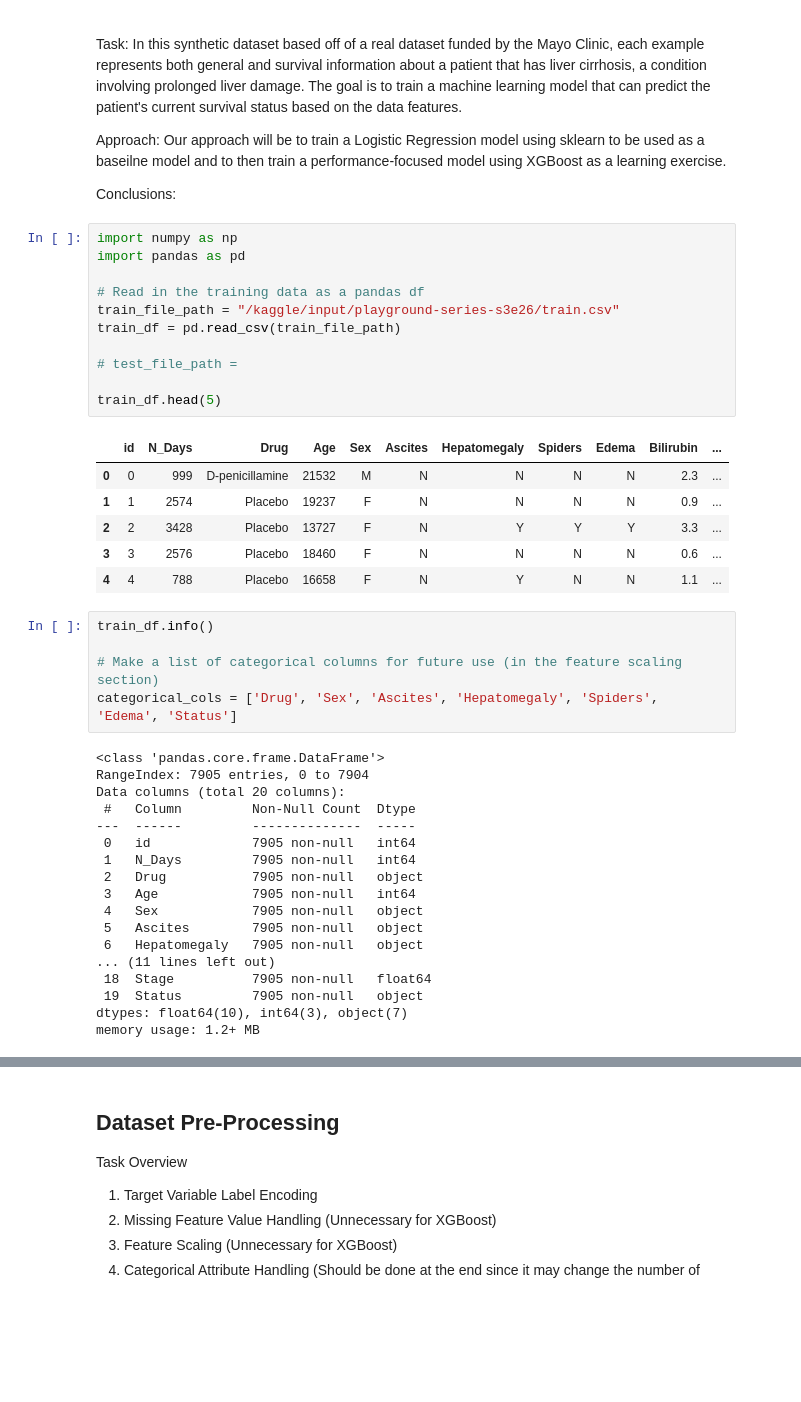
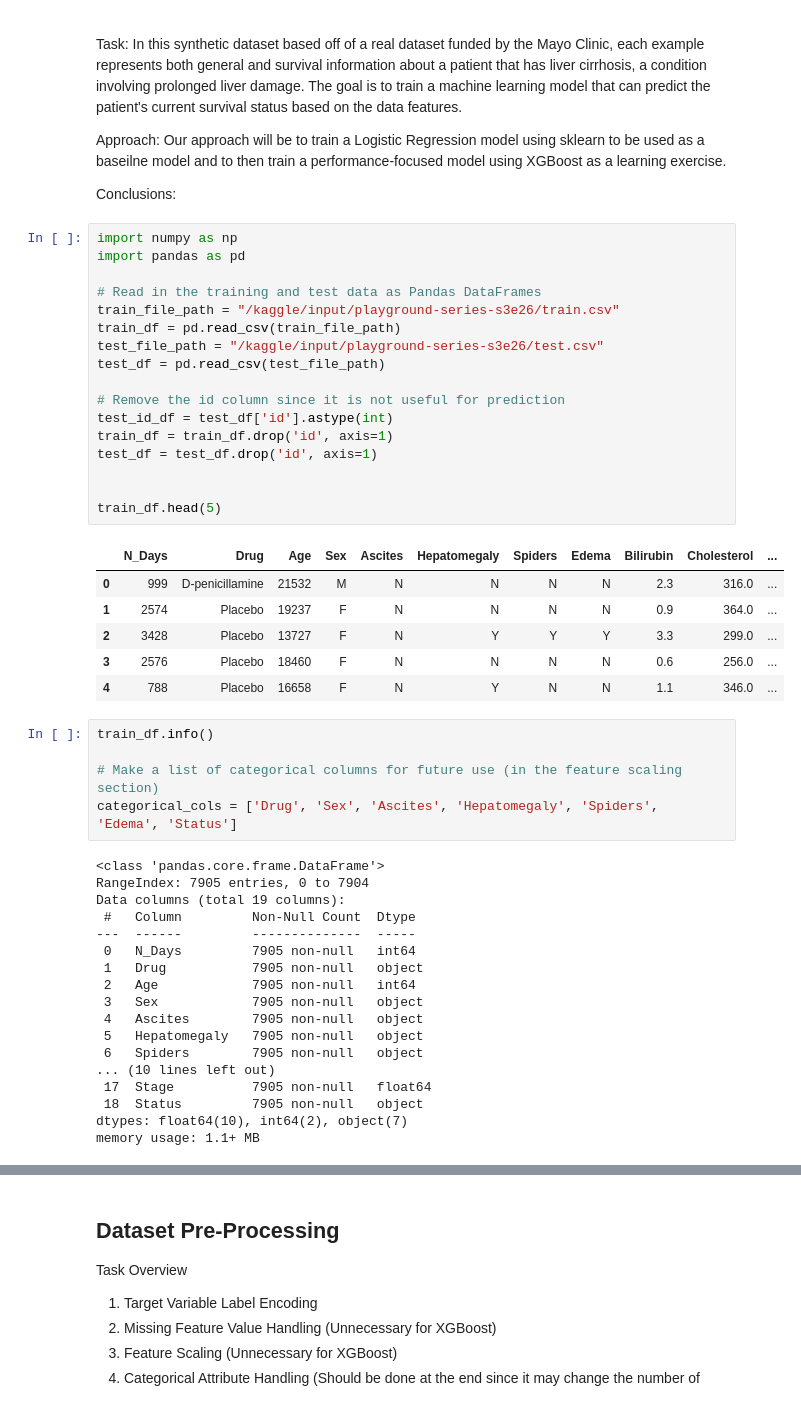
Before and after one commit to jonkaonor/my-kaggle-competitions, a Jupyter notebook: dec-2023-tabular-xgboost.ipynb, the cells around one changed output, grey strips where cells are left out. Saved outputs shown, nothing was run; the diff lists cells and outputs as text; blank space fills up the shorter version.

```diff
--- a/dec-2023-tabular-xgboost.ipynb
+++ b/dec-2023-tabular-xgboost.ipynb
@@ -8,21 +8,27 @@ Conclusions:
 # %%
 import numpy as np
 import pandas as pd
 
-# Read in the training data as a pandas df
+# Read in the training and test data as Pandas DataFrames
 train_file_path = "/kaggle/input/playground-series-s3e26/train.csv"
 train_df = pd.read_csv(train_file_path)
+test_file_path = "/kaggle/input/playground-series-s3e26/test.csv"
+test_df = pd.read_csv(test_file_path)
 
-# test_file_path =
+# Remove the id column since it is not useful for prediction
+test_id_df = test_df['id'].astype(int)
+train_df = train_df.drop('id', axis=1)
+test_df = test_df.drop('id', axis=1)
+
 
 train_df.head(5)
 # %% [output]
-|  | id | N_Days | Drug | Age | Sex | Ascites | Hepatomegaly | Spiders | Edema | Bilirubin | ... |
-| 0 | 0 | 999 | D-penicillamine | 21532 | M | N | N | N | N | 2.3 | ... |
-| 1 | 1 | 2574 | Placebo | 19237 | F | N | N | N | N | 0.9 | ... |
-| 2 | 2 | 3428 | Placebo | 13727 | F | N | Y | Y | Y | 3.3 | ... |
-| 3 | 3 | 2576 | Placebo | 18460 | F | N | N | N | N | 0.6 | ... |
-| 4 | 4 | 788 | Placebo | 16658 | F | N | Y | N | N | 1.1 | ... |
+|  | N_Days | Drug | Age | Sex | Ascites | Hepatomegaly | Spiders | Edema | Bilirubin | Cholesterol | ... |
+| 0 | 999 | D-penicillamine | 21532 | M | N | N | N | N | 2.3 | 316.0 | ... |
+| 1 | 2574 | Placebo | 19237 | F | N | N | N | N | 0.9 | 364.0 | ... |
+| 2 | 3428 | Placebo | 13727 | F | N | Y | Y | Y | 3.3 | 299.0 | ... |
+| 3 | 2576 | Placebo | 18460 | F | N | N | N | N | 0.6 | 256.0 | ... |
+| 4 | 788 | Placebo | 16658 | F | N | Y | N | N | 1.1 | 346.0 | ... |
 # %%
 train_df.info()
 
@@ -31,21 +37,21 @@ categorical_cols = ['Drug', 'Sex', 'Ascites', 'Hepatomegaly', 'Spiders', 'Edema'
 # %% [output]
 <class 'pandas.core.frame.DataFrame'>
 RangeIndex: 7905 entries, 0 to 7904
-Data columns (total 20 columns):
+Data columns (total 19 columns):
  #   Column         Non-Null Count  Dtype
 ---  ------         --------------  -----
- 0   id             7905 non-null   int64
- 1   N_Days         7905 non-null   int64
- 2   Drug           7905 non-null   object
- 3   Age            7905 non-null   int64
- 4   Sex            7905 non-null   object
- 5   Ascites        7905 non-null   object
- 6   Hepatomegaly   7905 non-null   object
-... (11 lines left out)
- 18  Stage          7905 non-null   float64
- 19  Status         7905 non-null   object
-dtypes: float64(10), int64(3), object(7)
-memory usage: 1.2+ MB
+ 0   N_Days         7905 non-null   int64
+ 1   Drug           7905 non-null   object
+ 2   Age            7905 non-null   int64
+ 3   Sex            7905 non-null   object
+ 4   Ascites        7905 non-null   object
+ 5   Hepatomegaly   7905 non-null   object
+ 6   Spiders        7905 non-null   object
+... (10 lines left out)
+ 17  Stage          7905 non-null   float64
+ 18  Status         7905 non-null   object
+dtypes: float64(10), int64(2), object(7)
+memory usage: 1.1+ MB
 # %%
 train_df.describe()
 # %% [output]
```
Also changed, not shown: parts of 11 cells of this notebook.
